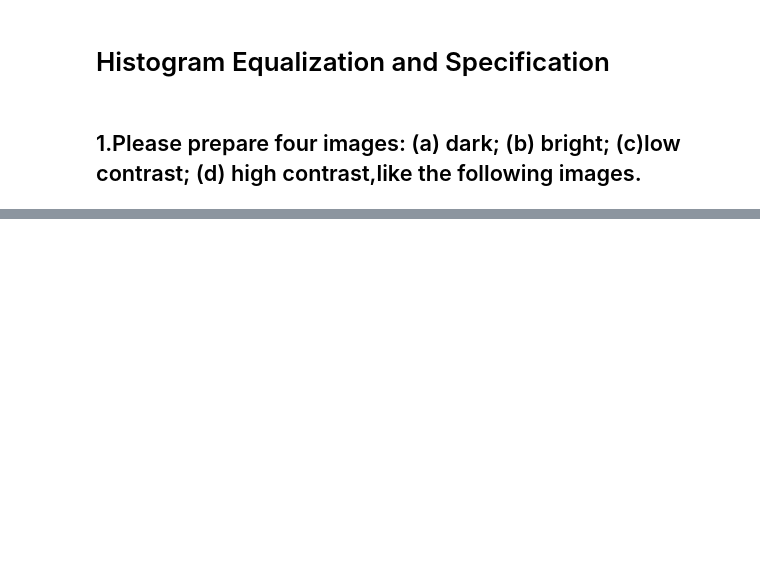
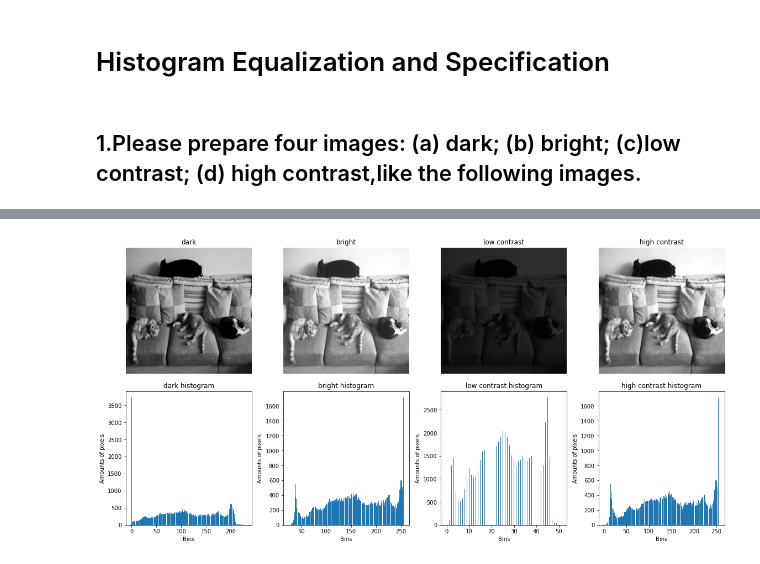
Before and after one commit to denpo1022/Histogram-Equalization-and-Specification, a Jupyter notebook: main.ipynb, the cells around one changed output, grey strips where cells are left out. Drawn from its saved outputs; the diff is of its cells as text; code cells hidden in the pictures; blank space fills up the shorter version.

```diff
--- a/main.ipynb
+++ b/main.ipynb
@@ -49,0 +77,62 @@ plt.show()
+# %%
+# apply side-by-side image display
+plt.figure(num='four_cats', figsize=(16,8))
+
+# dark image subplot
+plt.subplot(2, 4, 1)
+plt.title('dark')
+plt.imshow(dark, cmap='gray', vmin=0, vmax=255)
+plt.axis('off')
+
+# bright image subplot
+plt.subplot(2, 4, 2)
+plt.title('bright')
+plt.imshow(bright, cmap='gray', vmin=0, vmax=255)
+plt.axis('off')
+
+# low contrast image subplot
+plt.subplot(2, 4, 3)
+plt.title('low contrast')
+plt.imshow(low_con, cmap='gray', vmin=0, vmax=255)
+plt.axis('off')
+
+# high contrast image subplot
+plt.subplot(2, 4, 4)
+plt.title('high contrast')
+plt.imshow(high_con, cmap='gray', vmin=0, vmax=255)
+plt.axis('off')
+
+# dark image histogram
+plt.subplot(2, 4, 5)
+plt.hist(dark.flatten(), bins=256)
+plt.title('dark histogram')
+plt.xlabel('Bins')
+plt.ylabel('Amounts of pixels')
+
+# bright image histogram
+plt.subplot(2, 4, 6)
+plt.hist(bright.flatten(), bins=256)
+plt.title('bright histogram')
+plt.xlabel('Bins')
+plt.ylabel('Amounts of pixels')
+
+# low contrast image histogram
+plt.subplot(2, 4, 7)
+plt.hist(low_con.flatten(), bins=256)
+plt.title('low contrast histogram')
+plt.xlabel('Bins')
+plt.ylabel('Amounts of pixels')
+
+# high contrast image histogram
+plt.subplot(2, 4, 8)
+plt.hist(high_con.flatten(), bins=256)
+plt.title('high contrast histogram')
+plt.xlabel('Bins')
+plt.ylabel('Amounts of pixels')
+
+# avoid histogram ylabel overlap with the neighbor plot
+plt.tight_layout()
+
+plt.show()
+# %% [output]
+[figure, added]
```
Also changed, not shown: parts of 22 cells of this notebook, 3 other files.
